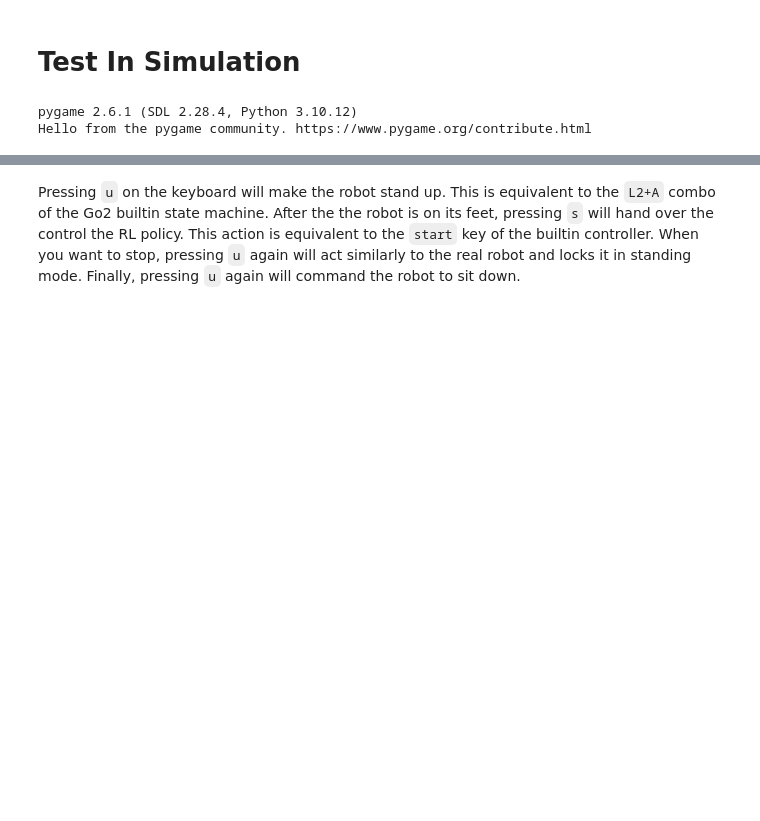
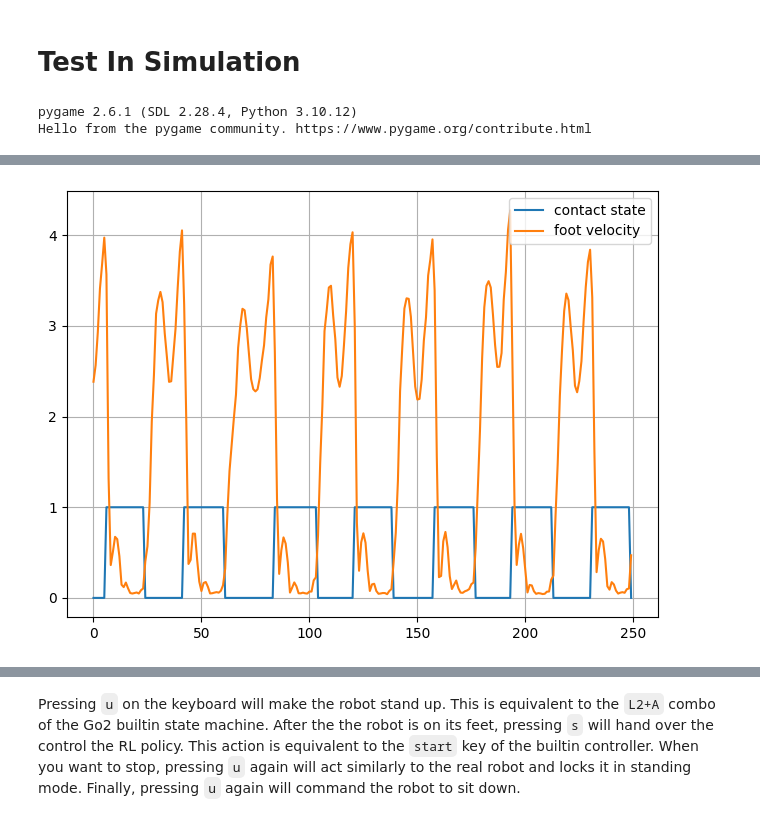
Before and after one commit to Rooholla-KhorramBakht/Go2Py, a Jupyter notebook: examples/05-walk-these-ways-RL-controller.ipynb, the cells around one changed output, grey strips where cells are left out. Saved outputs shown, nothing was run; the diff lists cells and outputs as text; code cells hidden in the pictures; blank space fills up the shorter version.

```diff
--- a/examples/05-walk-these-ways-RL-controller.ipynb
+++ b/examples/05-walk-these-ways-RL-controller.ipynb
@@ -65,0 +67,27 @@ p_gains: [20. 20. 20. 20. 20. 20. 20. 20. 20. 20. 20. 20.]
+# %%
+import time
+contacts = []
+feet_vels = []
+
+for i in range(2000):
+    contact_state = robot.getFootContact()>15
+    sites = ['FR_foot', 'FL_foot', 'RR_foot', 'RL_foot']
+    feet_vel = [np.linalg.norm(robot.getFootVelInWorld(s)) for s in sites]
+    contacts.append(contact_state)
+    feet_vels.append(feet_vel)
+    time.sleep(0.01)
+
+feet_vels = np.stack(feet_vels)
+contacts = np.stack(contacts)
+# %%
+import matplotlib.pyplot as plt
+start = 250
+end = 500
+plt.plot(contacts[start:end,0])
+plt.plot(feet_vels[start:end,0])
+plt.legend(['contact state', 'foot velocity'])
+plt.grid(True)
+plt.tight_layout()
+plt.savefig('walk.png')
+# %% [output]
+[figure, added]
```
Also changed, not shown: parts of 9 cells of this notebook, 11 other files.
